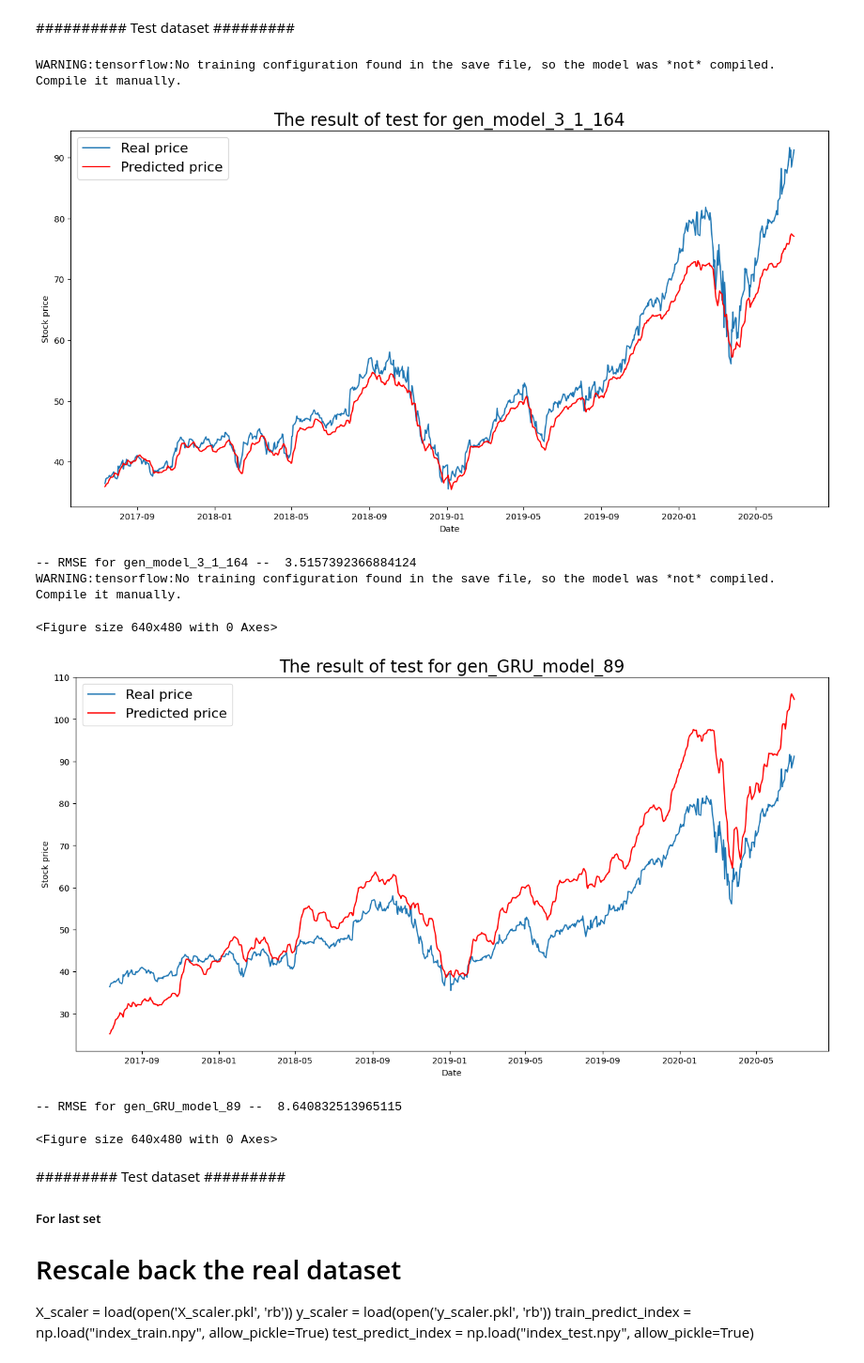
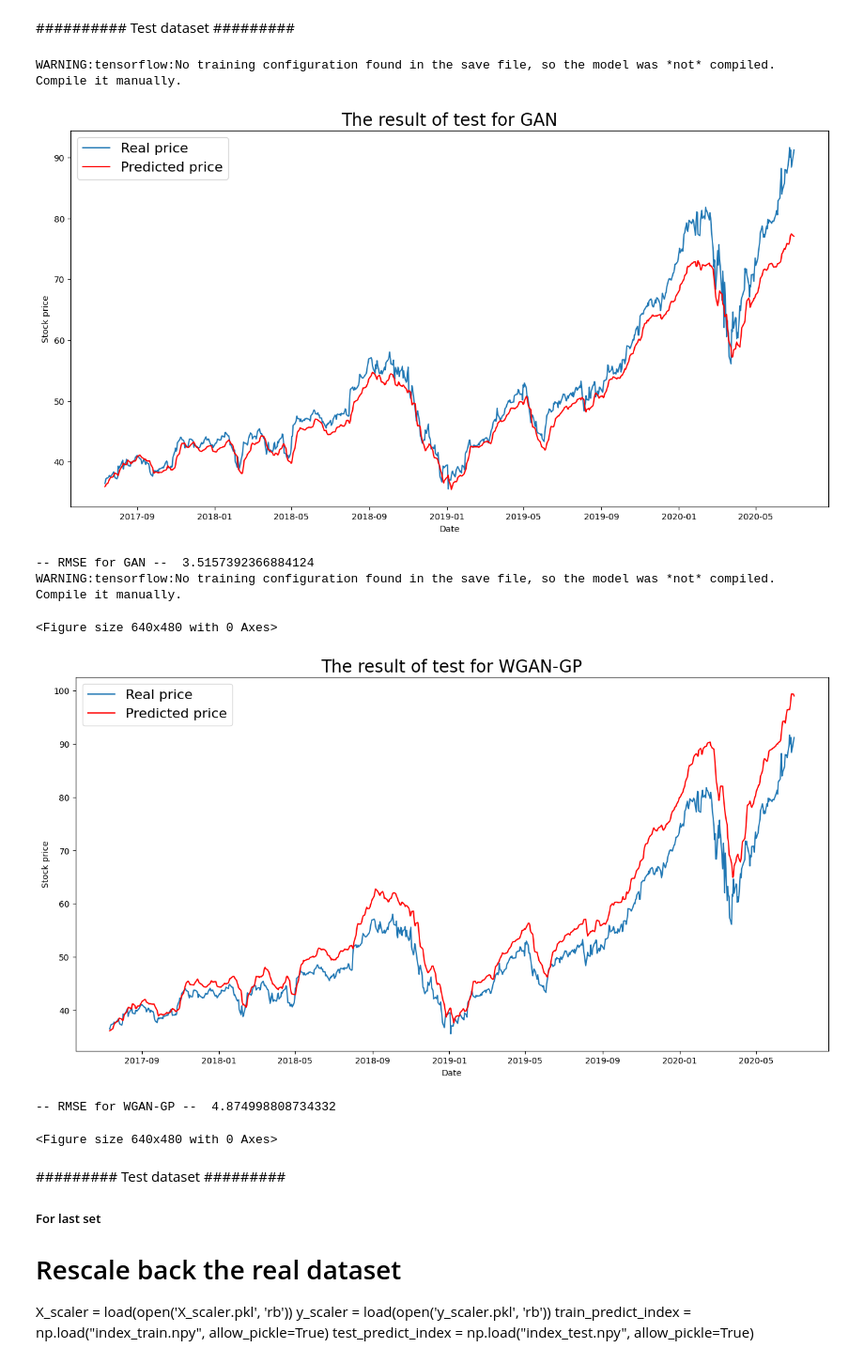
Before and after one commit to dingyisha/GAN_demo, a Jupyter notebook: 6. Test_prediction.ipynb, the cells around one changed output. Shown at 94% size. Saved outputs shown, nothing was run; the diff lists cells and outputs as text; code cells hidden in the pictures.

```diff
--- a/6. Test_prediction.ipynb
+++ b/6. Test_prediction.ipynb
@@ -68,39 +74,39 @@ def get_test_plot(model, X_test, y_test, model_name):
     plt.ylabel("Stock price")
     plt.legend(("Real price", "Predicted price"), loc="upper left", fontsize=16)
     plt.title(f"The result of test for {model_name}", fontsize=20)
     plt.show()
     plt.savefig(f'test_plot_{model_name}.png')
 
     # Calculate RMSE
     predicted = predict_result["predicted_mean"]
     real = real_price["real_mean"]
     For_MSE = pd.concat([predicted, real], axis=1)
     RMSE = np.sqrt(mean_squared_error(predicted, real))
     print(f'-- RMSE for {model_name} -- ', RMSE)
 
     return predict_result, RMSE
 
 # Load and evaluate the first model
 G_model_1 = tf.keras.models.load_model('gen_model_3_1_164.h5')
-test_predicted_1, test_RMSE_1 = get_test_plot(G_model_1, X_test, y_test, 'gen_model_3_1_164')
+test_predicted_1, test_RMSE_1 = get_test_plot(G_model_1, X_test, y_test, 'GAN')
 
 # Save predictions to CSV
 test_predicted_1.to_csv("test_predicted_1.csv")
 
 # Load and evaluate the second model
 G_model_2 = tf.keras.models.load_model('gen_GRU_model_89.h5')
-test_predicted_2, test_RMSE_2 = get_test_plot(G_model_2, X_test, y_test, 'gen_GRU_model_89')
+test_predicted_2, test_RMSE_2 = get_test_plot(G_model_2, X_test, y_test, 'WGAN-GP')
 
 # Save predictions to CSV
 test_predicted_2.to_csv("test_predicted_2.csv")
 # %% [output]
 WARNING:tensorflow:No training configuration found in the save file, so the model was *not* compiled. Compile it manually.
-[figure, old version]
+[figure, new version]
--- RMSE for gen_model_3_1_164 --  3.5157392366884124
+-- RMSE for GAN --  3.5157392366884124
 WARNING:tensorflow:No training configuration found in the save file, so the model was *not* compiled. Compile it manually.
 <Figure size 640x480 with 0 Axes>
-[figure, old version]
+[figure, new version]
--- RMSE for gen_GRU_model_89 --  8.640832513965115
+-- RMSE for WGAN-GP --  4.874998808734332
 <Figure size 640x480 with 0 Axes>
 # %% [markdown]
 ######### Test dataset #########
```
Also changed, not shown: parts of 1 cell of this notebook, 8 other files.
